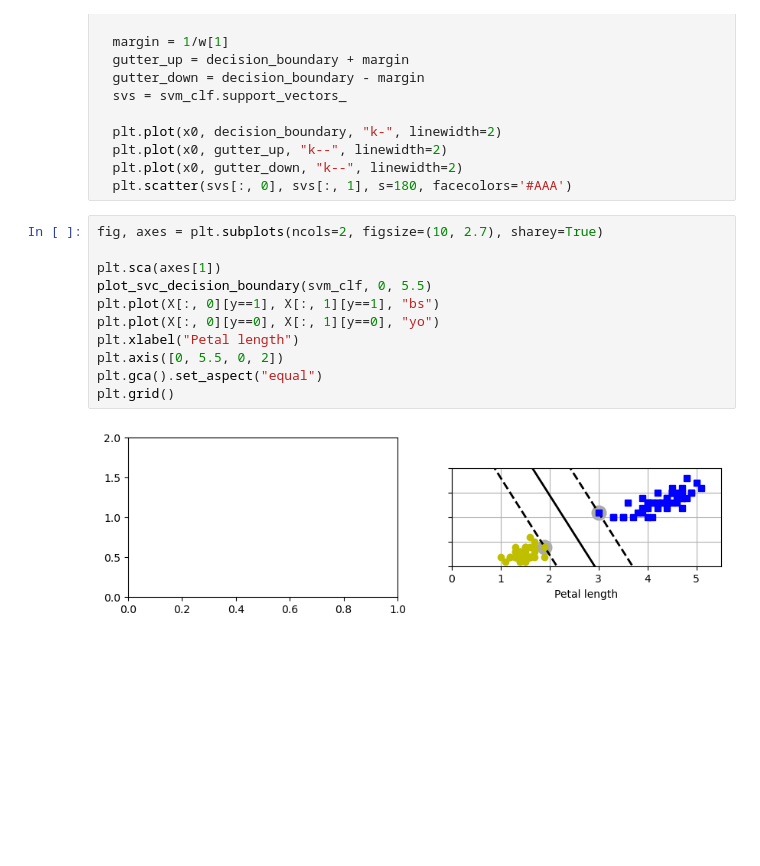
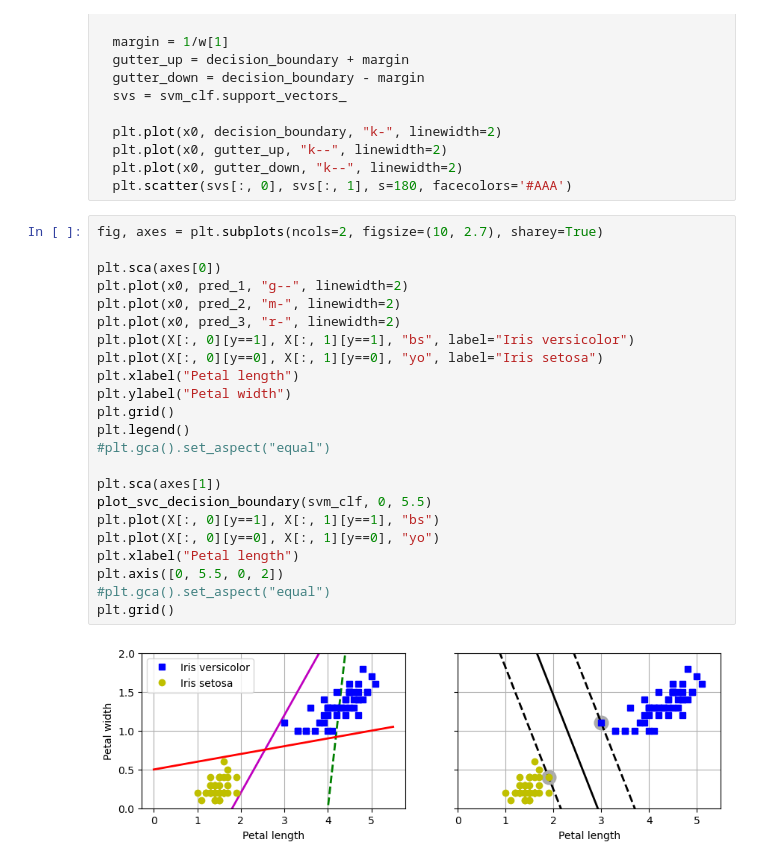
Before and after one commit to w-alkao/ml, a Jupyter notebook: Support_Vector_Machines.ipynb, the cells around one changed output. Saved outputs shown, nothing was run; the diff lists cells and outputs as text; blank space fills up the shorter version.

```diff
--- a/Support_Vector_Machines.ipynb
+++ b/Support_Vector_Machines.ipynb
@@ -82,14 +83,26 @@ def plot_svc_decision_boundary(svm_clf, xmin, xmax):
   plt.scatter(svs[:, 0], svs[:, 1], s=180, facecolors='#AAA')
 # %%
 fig, axes = plt.subplots(ncols=2, figsize=(10, 2.7), sharey=True)
+
+plt.sca(axes[0])
+plt.plot(x0, pred_1, "g--", linewidth=2)
+plt.plot(x0, pred_2, "m-", linewidth=2)
+plt.plot(x0, pred_3, "r-", linewidth=2)
+plt.plot(X[:, 0][y==1], X[:, 1][y==1], "bs", label="Iris versicolor")
+plt.plot(X[:, 0][y==0], X[:, 1][y==0], "yo", label="Iris setosa")
+plt.xlabel("Petal length")
+plt.ylabel("Petal width")
+plt.grid()
+plt.legend()
+#plt.gca().set_aspect("equal")
 
 plt.sca(axes[1])
 plot_svc_decision_boundary(svm_clf, 0, 5.5)
 plt.plot(X[:, 0][y==1], X[:, 1][y==1], "bs")
 plt.plot(X[:, 0][y==0], X[:, 1][y==0], "yo")
 plt.xlabel("Petal length")
 plt.axis([0, 5.5, 0, 2])
-plt.gca().set_aspect("equal")
+#plt.gca().set_aspect("equal")
 plt.grid()
 # %% [output]
-[figure, old version]
+[figure, new version]
```
Also changed, not shown: parts of 6 cells of this notebook.
